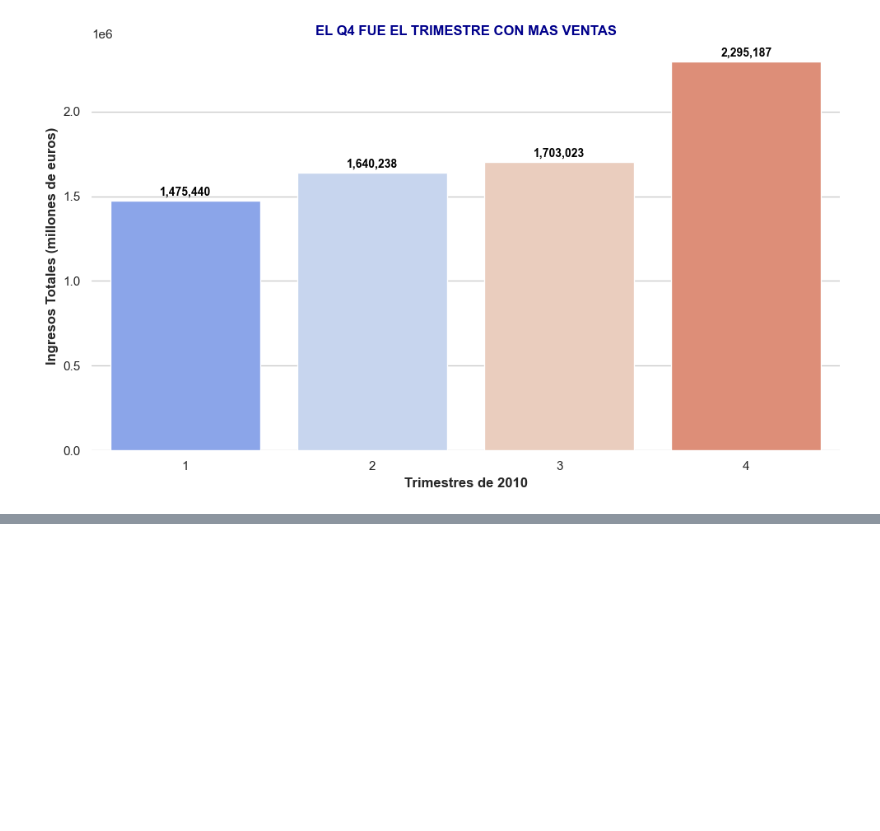
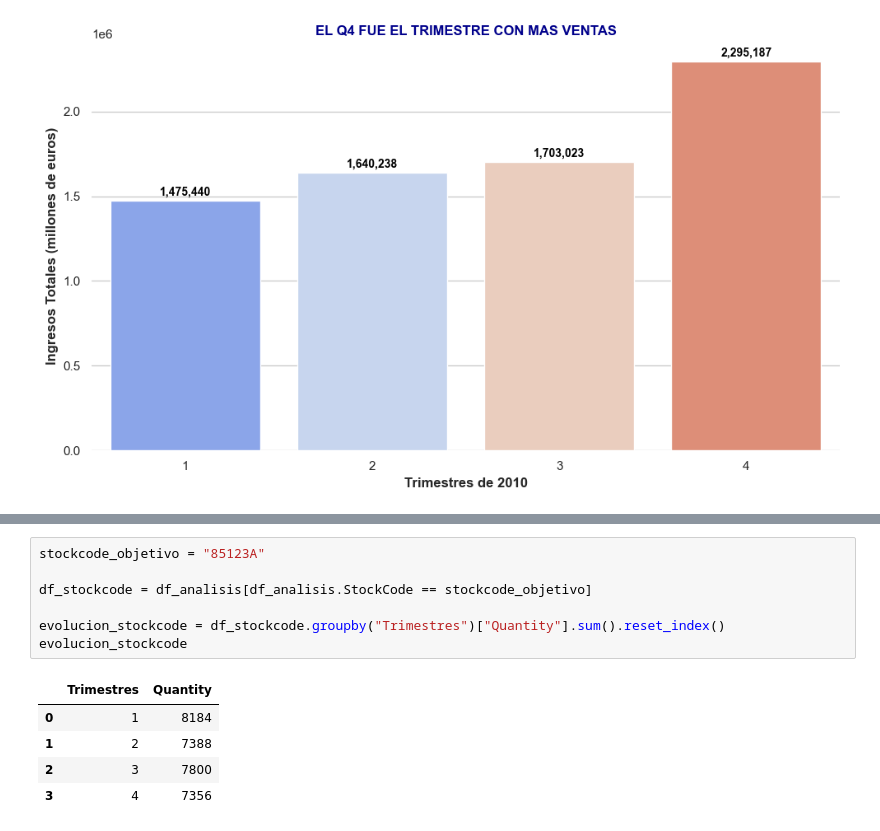
Before and after one commit to antonio-herrera-gb/EDA_Tienda_Online, a Jupyter notebook: src/notebooks/notebook_eda_v3_analisis.ipynb, the cells around one changed output, grey strips where cells are left out. Drawn from its saved outputs; the diff is of its cells as text; blank space fills up the shorter version.

```diff
--- a/src/notebooks/notebook_eda_v3_analisis.ipynb
+++ b/src/notebooks/notebook_eda_v3_analisis.ipynb
@@ -301,0 +384,13 @@ Passing `palette` without assigning `hue` is deprecated and will be removed in v
+# %%
+stockcode_objetivo = "85123A"
+
+df_stockcode = df_analisis[df_analisis.StockCode == stockcode_objetivo]
+
+evolucion_stockcode = df_stockcode.groupby("Trimestres")["Quantity"].sum().reset_index()
+evolucion_stockcode
+# %% [output]
+|  | Trimestres | Quantity |
+| 0 | 1 | 8184 |
+| 1 | 2 | 7388 |
+| 2 | 3 | 7800 |
+| 3 | 4 | 7356 |
```
Also changed, not shown: parts of 35 cells of this notebook, 10 other files.
